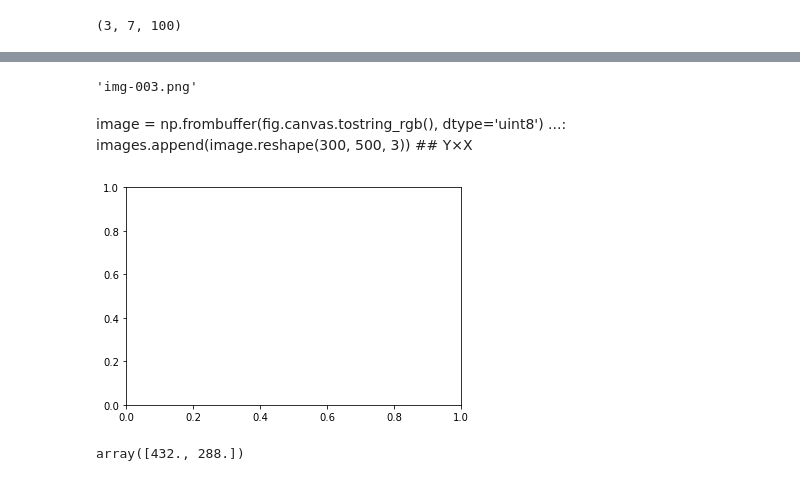
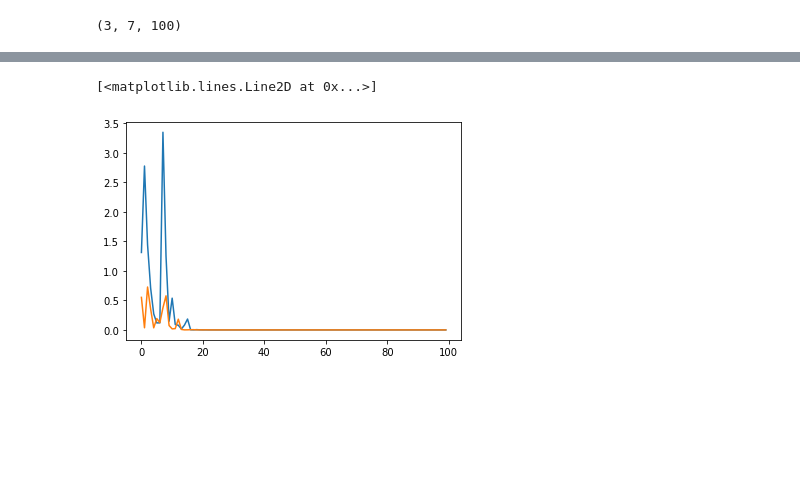
Before and after one commit to jvkersch/notebooks, a Jupyter notebook: EvolutionaryStrategy2.ipynb, the cells around one changed output, grey strips where cells are left out. Saved outputs shown, nothing was run; the diff lists cells and outputs as text; code cells hidden in the pictures; blank space fills up the shorter version.

```diff
--- a/EvolutionaryStrategy2.ipynb
+++ b/EvolutionaryStrategy2.ipynb
@@ -91,2 +99,5 @@ for _ in range(50):
 # %%
-xs, vs, fs = computational_experiment(2, 10, d=2)
+x0 = np.random.uniform(-3, 3, size=(5, 2))
+v0 = 0.1*np.ones_like(x0)
+
+xs, vs, fs = computational_experiment(radial_fitness, 5, 10, d=2)
@@ -103,8 +121,0 @@ plt.plot(xs[1, 0, :], xs[1, 1, :])
-# %%
-n = 3
-f"img-{n:03d}.png"
-# %% [output]
-'img-003.png'
-# %% [markdown]
-image = np.frombuffer(fig.canvas.tostring_rgb(), dtype='uint8')
-    ...:     images.append(image.reshape(300, 500, 3)) ## Y×X
@@ -118,22 +121,0 @@ def get_imagedata(fig):
-# %%
-fig, ax = plt.subplots()
-ax.set_xlim((-3, 3))
-ax.set_ylim((-3, 3))
-
-images = []
-for k in range(xs.shape[-1]):
-    ax.set_xlim((-3, 3))
-    ax.set_ylim((-3, 3))
-    x = xs[:, 0, k]
-    y = xs[:, 1, k]
-    ax.scatter(x, y)
-
-    fig.canvas.draw()
-    imgdata = get_imagedata(fig)
-    images.append(imgdata)
-    ax.clear()
-
-
-imageio.mimsave("animation.gif", images)
-# %% [output]
-[figure, removed]
@@ -142,4 +122,6 @@ fig.clear()
-# %%
-fig.get_size_inches()*fig.dpi
-# %% [output]
-array([432., 288.])
+# %%
+plt.plot(vs[0, 0, :])
+plt.plot(vs[0, 1, :])
+# %% [output]
+[<matplotlib.lines.Line2D at 0x...>]
+[figure, added]
```
Also changed, not shown: parts of 18 cells of this notebook.
